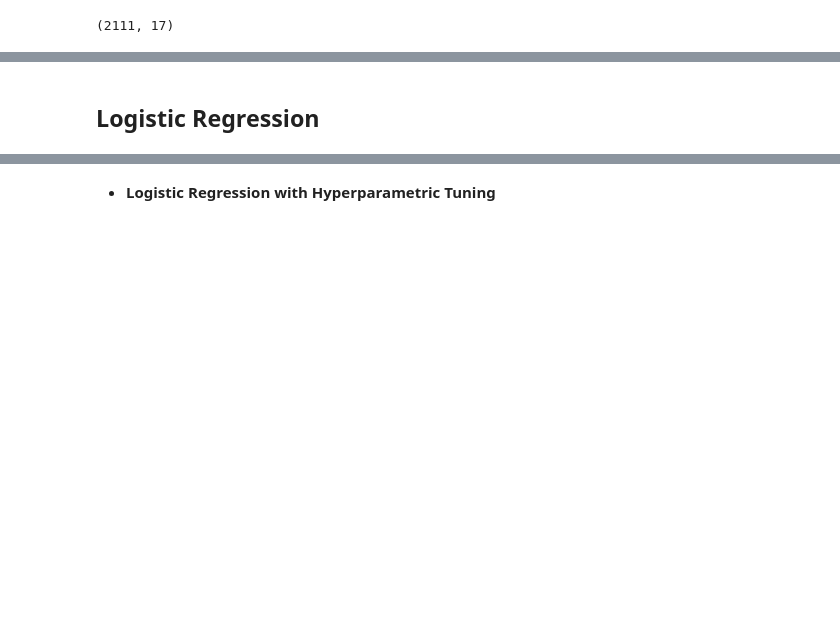
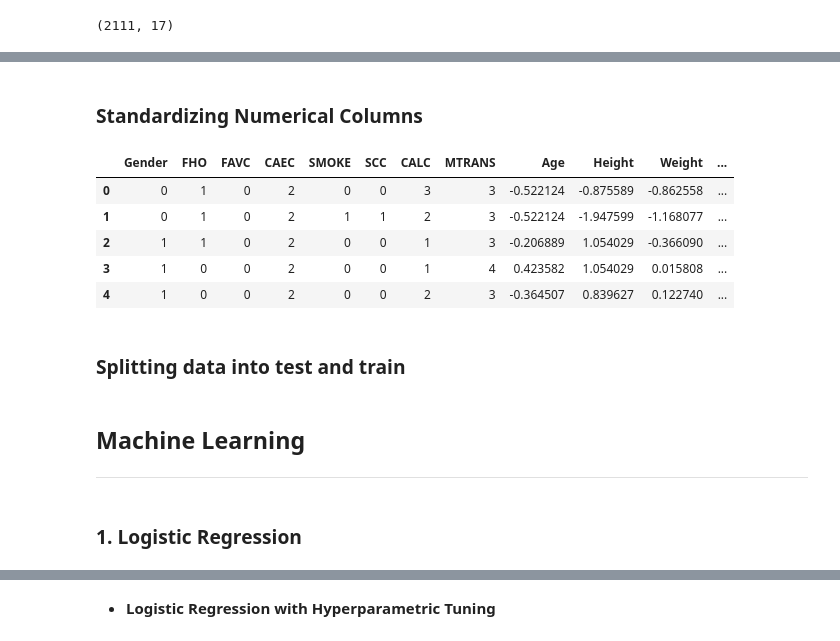
Before and after one commit to manjit-baishya-datascience/Multi-Class-Obesity-Risk-Prediction, a Jupyter notebook: obesity-risk-prediction.ipynb, the cells around one changed output, grey strips where cells are left out. Drawn from its saved outputs; the diff is of its cells as text; code cells hidden in the pictures; blank space fills up the shorter version.

```diff
--- a/obesity-risk-prediction.ipynb
+++ b/obesity-risk-prediction.ipynb
@@ -78,3 +132,25 @@ df.head()
+# %% [markdown]
+### **Standardizing Numerical Columns**
+# %%
+# initialize the standard scaler
+scaler = StandardScaler()
+
+# apply the standard scaler to each column individually
+for column in num_cols:
+    # reshape the column to a 2D array
+    df[column] = scaler.fit_transform(df[[column]])
+
+# display the first few rows of the dataframe
+df.head()
+# %% [output]
+|  | Gender | FHO | FAVC | CAEC | SMOKE | SCC | CALC | MTRANS | Age | Height | Weight | ... |
+| 0 | 0 | 1 | 0 | 2 | 0 | 0 | 3 | 3 | -0.522124 | -0.875589 | -0.862558 | ... |
+| 1 | 0 | 1 | 0 | 2 | 1 | 1 | 2 | 3 | -0.522124 | -1.947599 | -1.168077 | ... |
+| 2 | 1 | 1 | 0 | 2 | 0 | 0 | 1 | 3 | -0.206889 | 1.054029 | -0.366090 | ... |
+| 3 | 1 | 0 | 0 | 2 | 0 | 0 | 1 | 4 | 0.423582 | 1.054029 | 0.015808 | ... |
+| 4 | 1 | 0 | 0 | 2 | 0 | 0 | 2 | 3 | -0.364507 | 0.839627 | 0.122740 | ... |
+# %% [markdown]
+### **Splitting data into test and train**
 # %%
 X = df.drop('Class', axis = 1)
 y = df["Class"]
@@ -89,5 +160,8 @@ X_test_normalized = scaler.transform(X_test)
+# %% [markdown]
+## **Machine Learning**
+---
 # %% [markdown]
-## **Logistic Regression**
+### **1. Logistic Regression**
 # %%
 # training model
 lr_model = LogisticRegression()
```
Also changed, not shown: parts of 59 cells of this notebook, 7 other files.
